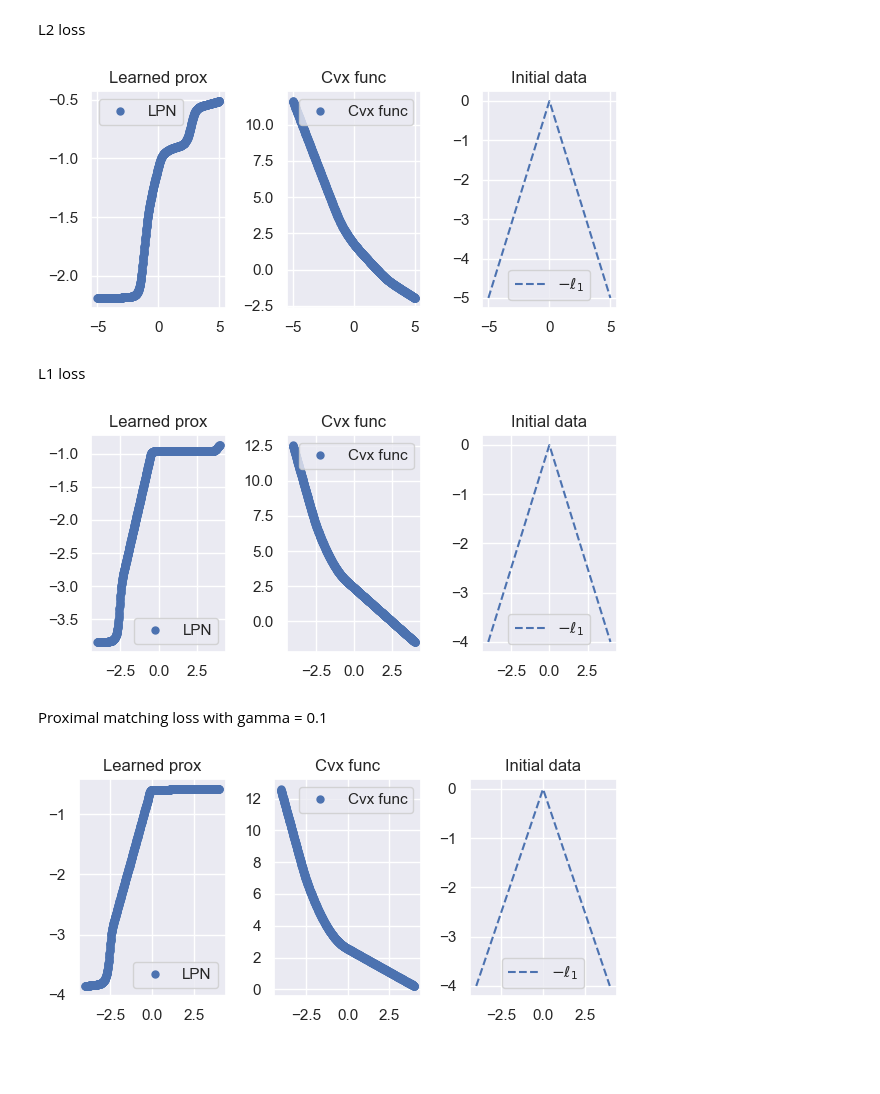
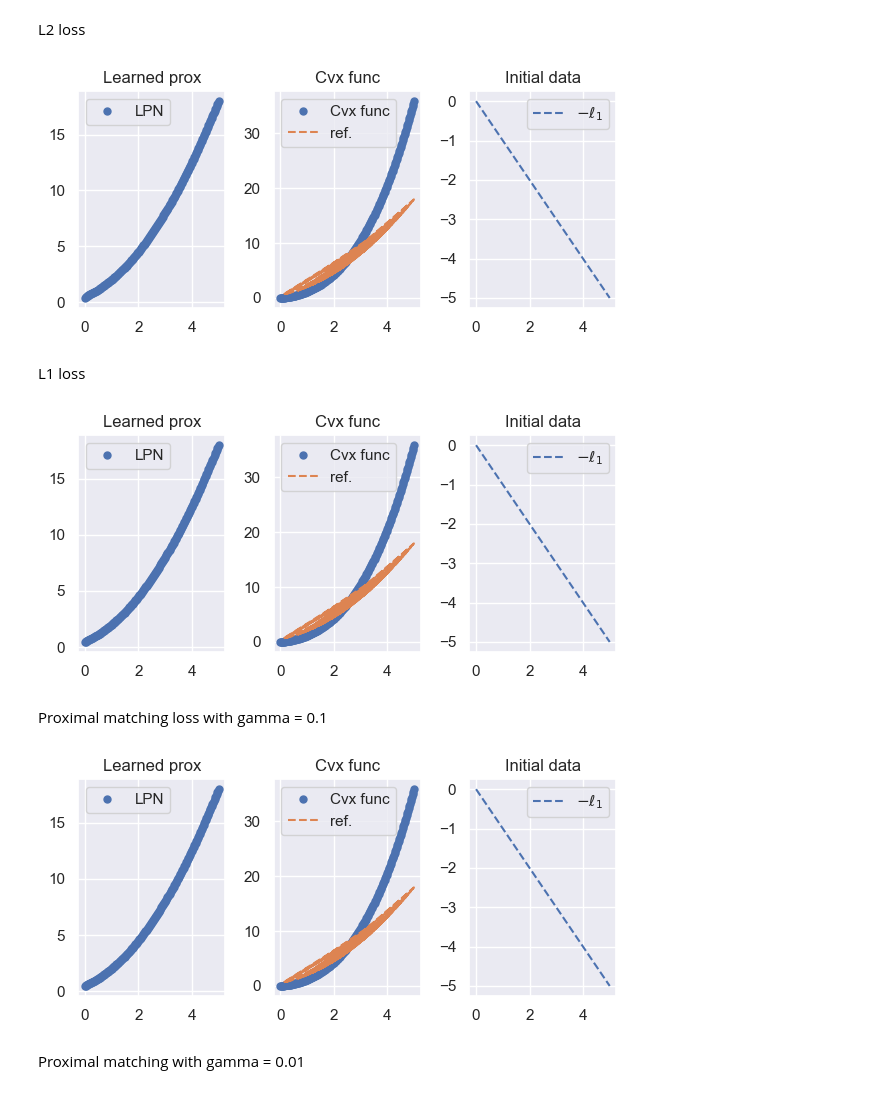
Before and after one commit to Gabriel-P-Langlois/lpn_for_nonconvex_control, a Jupyter notebook: exps/_hjpdes_experiments/exp_1.ipynb, the cells around one changed output. Cells and saved outputs as stored; diff of their text form; code cells hidden in the pictures; blank space fills up the shorter version.

```diff
--- a/exps/_hjpdes_experiments/exp_1.ipynb
+++ b/exps/_hjpdes_experiments/exp_1.ipynb
@@ -47,12 +47,14 @@ def sample_sol_negative_abs(K,mean,stdev):
             solution S(y,t).
     """
 
-    y = torch.normal(mean, stdev, size=(K,1))
+    # Generate samples and the function S(y)
+    y = 0.05 + 4.95*torch.rand(size=(K,1))
+    #y = torch.normal(mean, stdev, size=(K,1))
     Sy = -torch.abs(y) - 1/2
     return y, Sy
 
 # Generate samples
-K = 200      # Number of pairs (xk,S(yk,t))
+K = 1000      # Number of pairs (xk,S(yk,t))
 ysamples, Sysamples = sample_sol_negative_abs(K, 0.0, 1.0)
 
 # Plot the actual solution and the samples
@@ -84,11 +86,14 @@ Number of parameters in ICNN 10502
 # %%
 # Plotting an LPN model
 # function to plot learned prox, convex function, original function
-def plot_all(model,ysamples,Ssamples):
-    xi = np.linspace(-5, 5, 1000)
+def plot_all(model,ysamples,Sysamples):
+    xi = np.linspace(0, 5, 200)
 
     y = prox(xi, model)
     c = cvx(xi, model)
+
+    ysamples = ysamples.detach().numpy()
+    Sysamples = Sysamples.detach().numpy()
 
     plt.rcParams["figure.figsize"] = (8, 3)
 
@@ -102,10 +107,10 @@ def plot_all(model,ysamples,Ssamples):
     plt.legend()
     plt.title("Learned prox")
 
-    # The convex function (0.5*y^2 - tS(y,t))
+    # The convex function (0.5*y^2 - S(y,t))
     plt.subplot(1, 4, 2)
-    plt.plot(xi, c , "o", ms=5, label="Cvx func")
-    #plt.plot(xi, 0.5*torch.pow(ysamples,2).numpy() - Sysamples, "--", label="ref.")
+    plt.plot(xi, c - c.min() , "o", ms=5, label="Cvx func")
+    plt.plot(ysamples, 0.5*pow(ysamples,2) - Sysamples, "--", label="ref.")
     plt.grid("on")
     plt.legend()
     plt.title("Cvx func")
@@ -134,9 +139,8 @@ def exp_func(x, gamma):
 # Maybe I am making an error there and this is why the plots are bad?
 
 def single_iteration(i, ysamples, Sysamples, K, optimizer, loss_type, gamma_loss=None):
-    target = Sysamples
     input = ysamples
-    #input, target = input.to(device), target.to(device)
+    target = 0.5*(torch.pow(ysamples,2)) - Sysamples #Sysamples
 
     out = lpn_model(input)
 
@@ -167,18 +171,18 @@ L2 loss
 # %%
 # Initialize
 lpn_model = LPN(in_dim=1, hidden=hidden, layers=layers, beta=beta).to(device)
-optimizer = torch.optim.Adam(lpn_model.parameters(), lr=1e-5)
+optimizer = torch.optim.Adam(lpn_model.parameters(), lr=1e-4)
 loss_type = 2
 
 
 # Train for 10000 iterations
-for i in range(10000):
+for i in range(30000):
     single_iteration(i, ysamples, Sysamples, K, optimizer, loss_type)
 
 for g in optimizer.param_groups:
-    g["lr"] = 1e-6
+    g["lr"] = 1e-5
 
-for i in range(10000):
+for i in range(30000):
     single_iteration(i, ysamples, Sysamples, K, optimizer, loss_type)
 
 # save the model
@@ -192,31 +196,31 @@ plot_all(lpn_model,ysamples,Sysamples)
 #     ).squeeze(1),
 # )
 # %% [output]
-[figure, old version]
+[figure, new version]
 # %% [markdown]
 L1 loss
 # %%
 # Initialize
 lpn_model = LPN(in_dim=1, hidden=hidden, layers=layers, beta=beta).to(device)
 optimizer = torch.optim.Adam(lpn_model.parameters(), lr=1e-3)
 loss_type = 1
 
 # Train for 10000 iterations
-for i in range(10000):
+for i in range(30000):
     single_iteration(i, ysamples, Sysamples, K, optimizer, loss_type)
 
 for g in optimizer.param_groups:
-    g["lr"] = 1e-4
+    g["lr"] = 1e-5
 
-for i in range(10000):
+for i in range(30000):
     single_iteration(i, ysamples, Sysamples, K, optimizer, loss_type)
 
 # save the model
 torch.save(lpn_model.state_dict(), os.path.join(MODEL_DIR, "l1.pth"))
 
 plot_all(lpn_model,ysamples,Sysamples)
 # %% [output]
-[figure, old version]
+[figure, new version]
 # %% [markdown]
 Proximal matching loss with gamma = 0.1
 # %%
@@ -233,11 +237,13 @@ for i in range(4000):
 for g in optimizer.param_groups:
     g["lr"] = 1e-6
 
-for i in range(2000):
+for i in range(10000):
     single_iteration(i, ysamples, Sysamples, K, optimizer, loss_type, gamma_loss)
 
 torch.save(lpn_model.state_dict(), os.path.join(MODEL_DIR, f"l_{gamma_loss}.pth"))
 
 plot_all(lpn_model,ysamples,Sysamples)
 # %% [output]
-[figure, old version]
+[figure, new version]
+# %% [markdown]
+Proximal matching with gamma = 0.01
```
Also changed, not shown: parts of 2 cells of this notebook.
